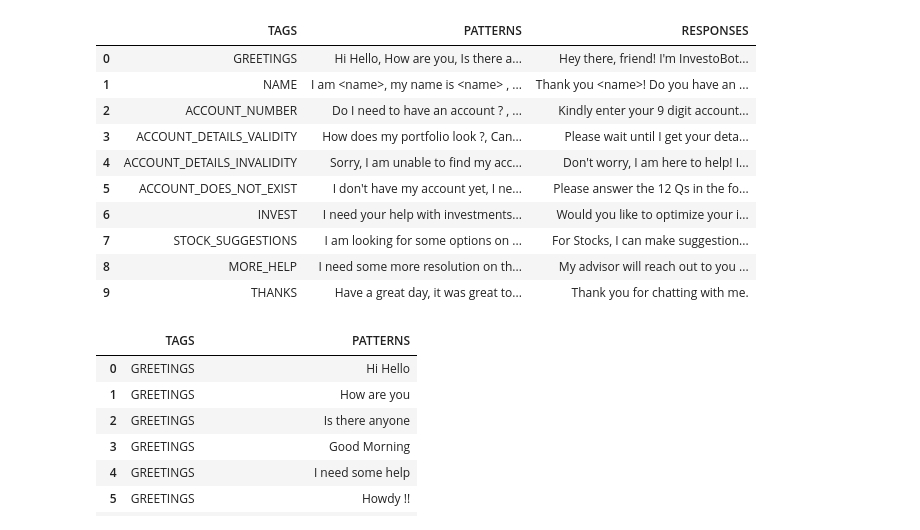
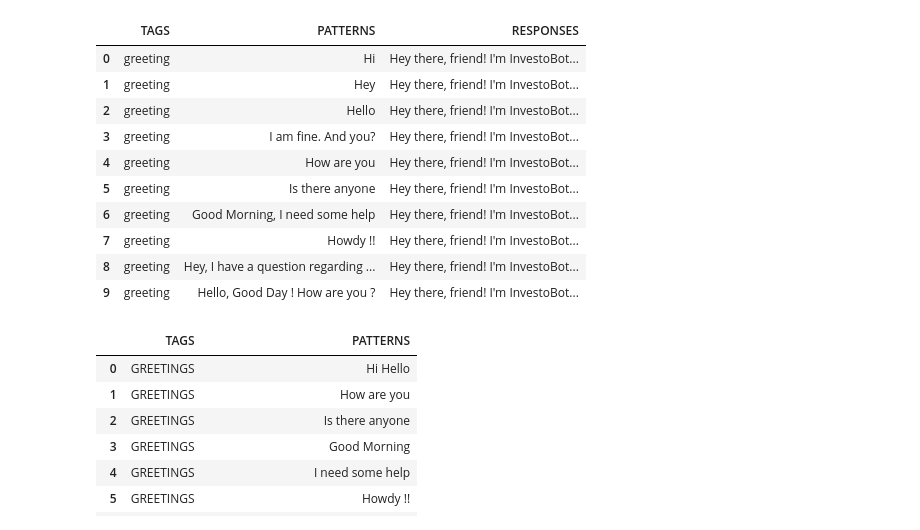
Before and after one commit to gaurangdavda/InvestoBot, a Jupyter notebook: Training/NLPTraining.ipynb, the cells around one changed output. Saved outputs shown, nothing was run; the diff lists cells and outputs as text; code cells hidden in the pictures.

```diff
--- a/Training/NLPTraining.ipynb
+++ b/Training/NLPTraining.ipynb
@@ -13,3 +14,15 @@ import tensorflow as tf
 import tflearn
 import nltk
 from nltk.stem.lancaster import LancasterStemmer
+# %%
+dfload = pd.read_json(os.getcwd()+'/../Data/convertcsv.json')
+df = pd.DataFrame(columns=['TAGS','PATTERNS','RESPONSES'])
+i = 0
+for _,r in dfload.iterrows():
+    for resp in r[0]['response']:
+        for p in r[0]['patterns']:
+            df.set_value(i, 'PATTERNS', p)
+            df.set_value(i, 'TAGS', r[0]['tag'])
+            df.set_value(i, 'RESPONSES', resp)
+            i += 1
+df
@@ -16,18 +48,18 @@ from nltk.stem.lancaster import LancasterStemmer
 # %%
-df = pd.read_csv(os.getcwd()+'/../Data/NLPData.csv')
+# df = pd.read_csv(os.getcwd()+'/../Data/NLPData.csv')
 df.dropna(inplace=True)
 df.reset_index(drop=True, inplace=True)
 df.head(10)
 # %% [output]
 |  | TAGS | PATTERNS | RESPONSES |
-| 0 | GREETINGS | Hi Hello, How are you, Is there a... | Hey there, friend! I'm InvestoBot... |
-| 1 | NAME | I am <name>, my name is <name> , ... | Thank you <name>! Do you have an ... |
-| 2 | ACCOUNT_NUMBER | Do I need to have an account ? , ... | Kindly enter your 9 digit account... |
-| 3 | ACCOUNT_DETAILS_VALIDITY | How does my portfolio look ?, Can... | Please wait until I get your deta... |
-| 4 | ACCOUNT_DETAILS_INVALIDITY | Sorry, I am unable to find my acc... | Don't worry, I am here to help! I... |
-| 5 | ACCOUNT_DOES_NOT_EXIST | I don't have my account yet, I ne... | Please answer the 12 Qs in the fo... |
-| 6 | INVEST | I need your help with investments... | Would you like to optimize your i... |
-| 7 | STOCK_SUGGESTIONS | I am looking for some options on ... | For Stocks, I can make suggestion... |
-| 8 | MORE_HELP | I need some more resolution on th... | My advisor will reach out to you ... |
-| 9 | THANKS | Have a great day, it was great to... | Thank you for chatting with me. |
+| 0 | greeting | Hi | Hey there, friend! I'm InvestoBot... |
+| 1 | greeting | Hey | Hey there, friend! I'm InvestoBot... |
+| 2 | greeting | Hello | Hey there, friend! I'm InvestoBot... |
+| 3 | greeting | I am fine. And you? | Hey there, friend! I'm InvestoBot... |
+| 4 | greeting | How are you | Hey there, friend! I'm InvestoBot... |
+| 5 | greeting | Is there anyone | Hey there, friend! I'm InvestoBot... |
+| 6 | greeting | Good Morning, I need some help | Hey there, friend! I'm InvestoBot... |
+| 7 | greeting | Howdy !! | Hey there, friend! I'm InvestoBot... |
+| 8 | greeting | Hey, I have a question regarding ... | Hey there, friend! I'm InvestoBot... |
+| 9 | greeting | Hello, Good Day ! How are you ? | Hey there, friend! I'm InvestoBot... |
 # %%
```
Also changed, not shown: parts of 19 cells of this notebook, 12 other files.
